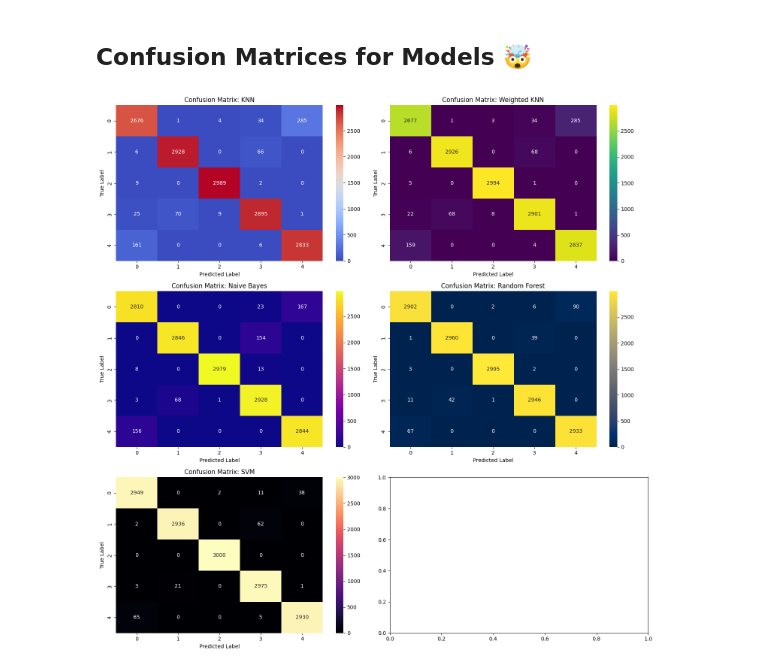
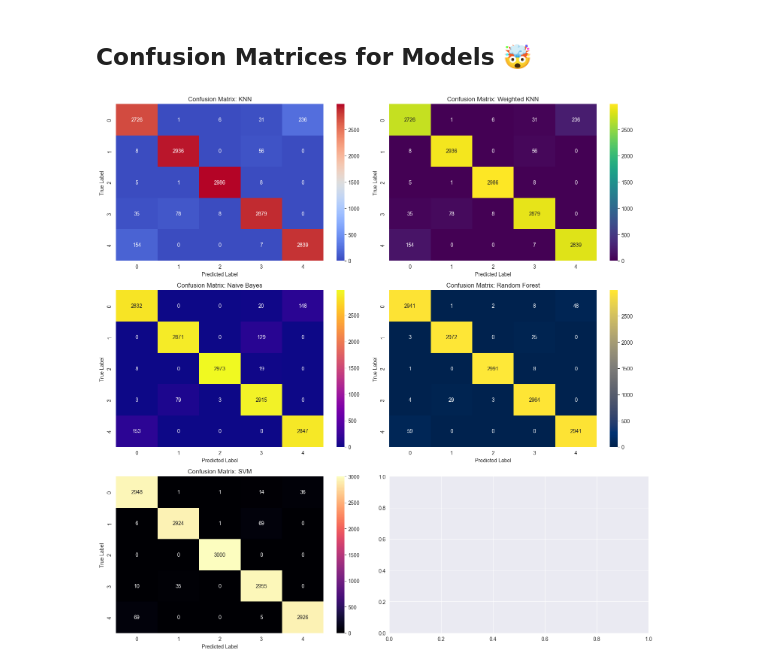
Before and after one commit to merttcetn/ML-PA1, a Jupyter notebook: assignment_1.ipynb, the cells around one changed output. Saved outputs shown, nothing was run; the diff lists cells and outputs as text; code cells hidden in the pictures.

```diff
--- a/assignment_1.ipynb
+++ b/assignment_1.ipynb
@@ -69,6 +77,8 @@ Note: you may need to restart the kernel to use updated packages.
 # %%
 # Identify numeric and categorical columns
-numeric_cols = df.select_dtypes(include=['number']).columns  # Select numeric columns
+numeric_cols = df.select_dtypes(include
+
+                                =['number']).columns  # Select numeric columns
 categorical_cols = df.select_dtypes(exclude=['number']).columns  # Select categorical columns (CLASS)
 
 # Number of numerical and categorical columns
@@ -412,7 +536,7 @@ color_maps = ['Blues', 'Reds', 'Greens', 'Purples', 'Oranges', 'YlOrBr']
 fig, axes = plt.subplots(3, 2, figsize=(15, 15))
 axes = axes.ravel()
 
-for i, (model_name, model) in enumerate(models.items()):
+for i, (model_name, model) in enumerate(best_models.items()):
     y_pred = model.predict(X_test)
     cm = confusion_matrix(y_test, y_pred)
     sns.heatmap(cm, annot=True, fmt="d", cmap=color_maps[i], ax=axes[i])
@@ -855,19 +1025,26 @@ Name: F1 Score, dtype: object
 # %% [markdown]
 ## **Confusion Matrices for Models 🤯**
 # %%
+import matplotlib.pyplot as plt
+import seaborn as sns
+from sklearn.metrics import confusion_matrix
+
+# Define color palettes for different models
 color_maps = ['coolwarm', 'viridis', 'plasma', 'cividis', 'magma', 'inferno', 'YlGnBu']
 
 # Plot Confusion Matrices for Each Model
 fig, axes = plt.subplots(3, 2, figsize=(15, 15))
 axes = axes.ravel()
 
-for i, (model_name, model) in enumerate(results.items()):
-    sns.heatmap(model["Confusion Matrix"], annot=True, fmt="d", cmap=color_maps[i % len(color_maps)], ax=axes[i])
+for i, (model_name, model) in enumerate(best_models.items()):
+    y_pred = model.predict(X_test)
+    cm = confusion_matrix(y_test, y_pred)
+    sns.heatmap(cm, annot=True, fmt="d", cmap=color_maps[i % len(color_maps)], ax=axes[i])
     axes[i].set_title(f"Confusion Matrix: {model_name}")
     axes[i].set_xlabel("Predicted Label")
     axes[i].set_ylabel("True Label")
 
 plt.tight_layout()
 plt.show()
 # %% [output]
-[figure, old version]
+[figure, new version]
```
Also changed, not shown: parts of 24 cells of this notebook.
